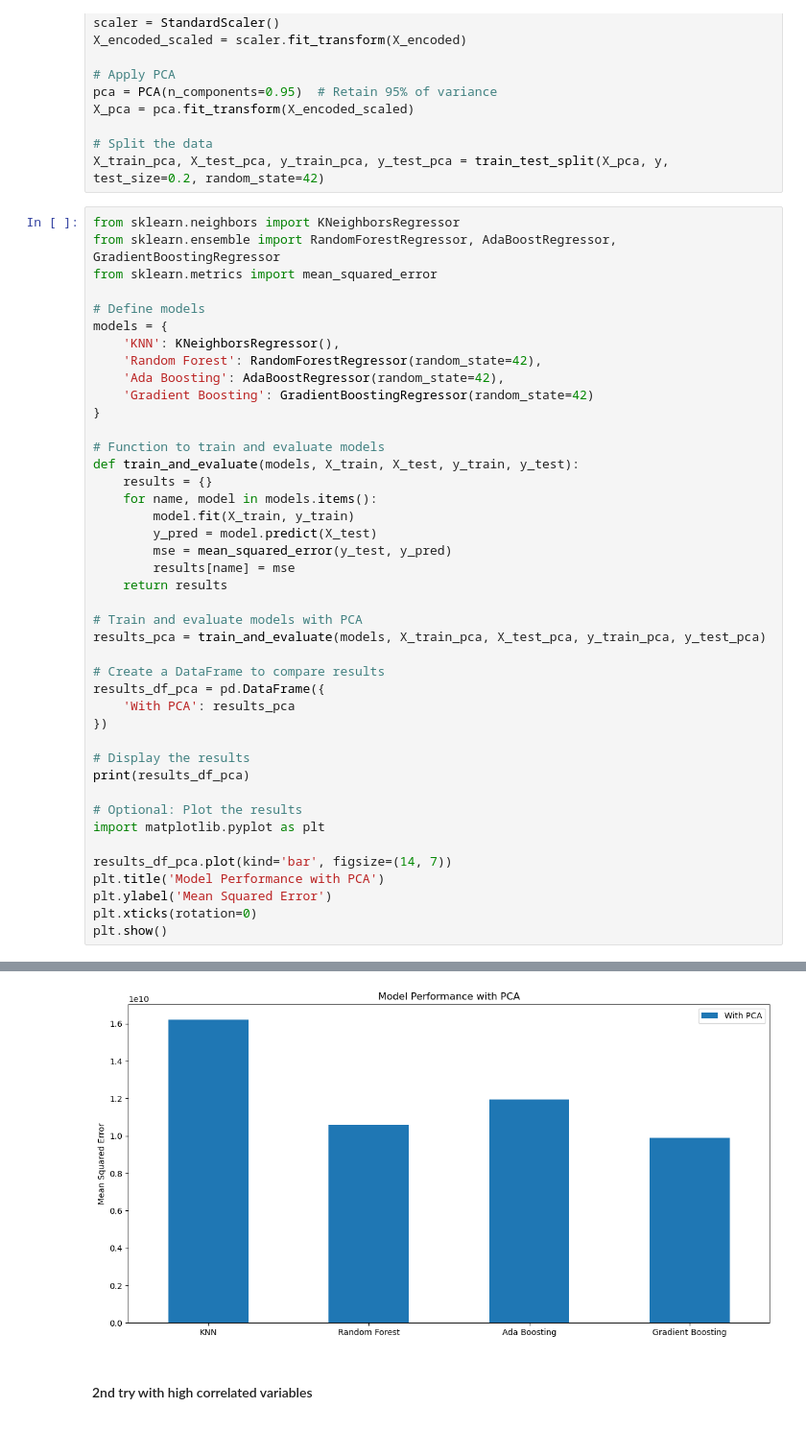
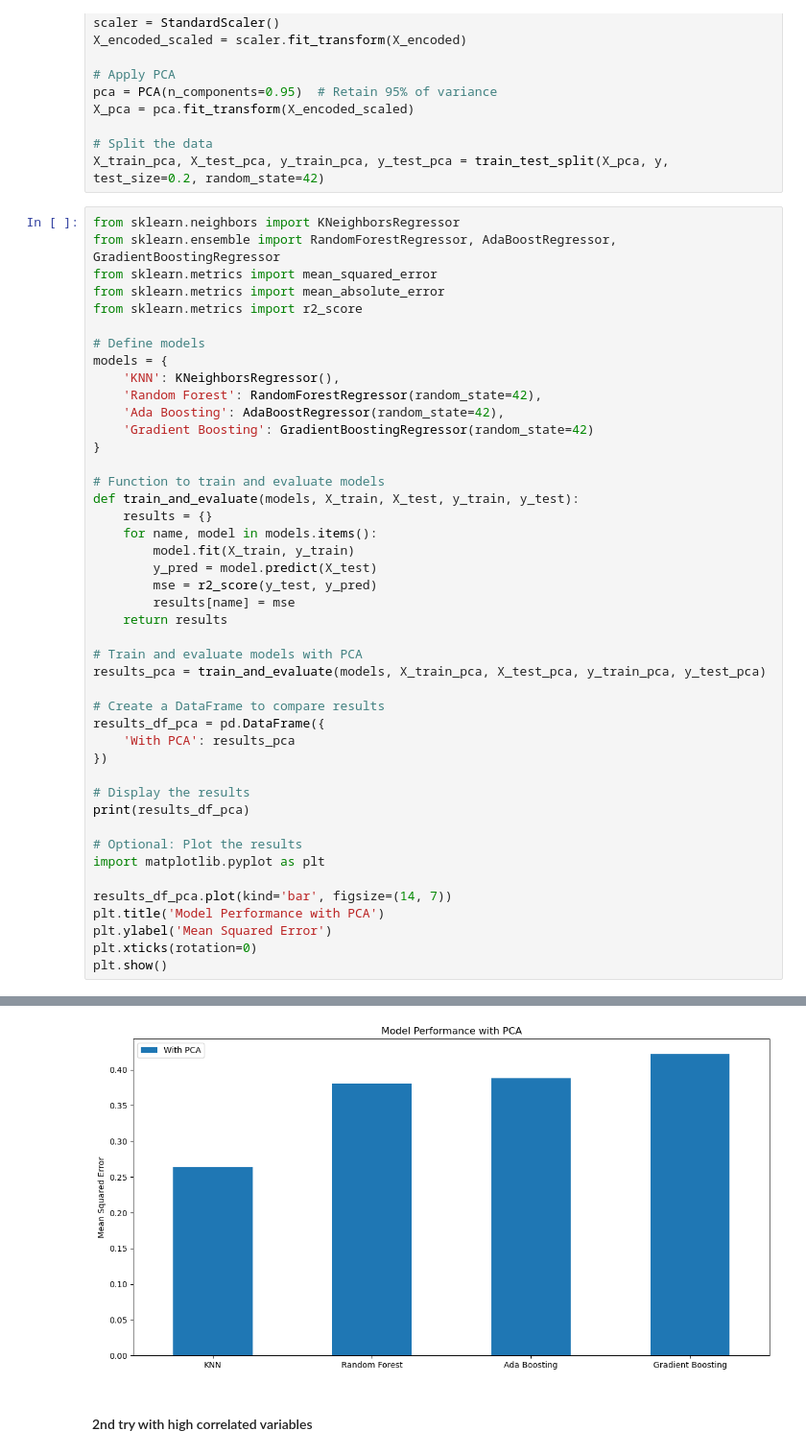
Before and after one commit to RosaEvasari/Machine_Learning_Project, a Jupyter notebook: categorical+numerical/main2nd.ipynb, the cells around one changed output, grey strips where cells are left out. Shown at 96% size. Drawn from its saved outputs; the diff is of its cells as text.

```diff
--- a/categorical+numerical/main2nd.ipynb
+++ b/categorical+numerical/main2nd.ipynb
@@ -80,6 +80,8 @@ X_train_pca, X_test_pca, y_train_pca, y_test_pca = train_test_split(X_pca, y, te
 from sklearn.neighbors import KNeighborsRegressor
 from sklearn.ensemble import RandomForestRegressor, AdaBoostRegressor, GradientBoostingRegressor
 from sklearn.metrics import mean_squared_error
+from sklearn.metrics import mean_absolute_error
+from sklearn.metrics import r2_score
 
 # Define models
 models = {
@@ -95,7 +97,7 @@ def train_and_evaluate(models, X_train, X_test, y_train, y_test):
     for name, model in models.items():
         model.fit(X_train, y_train)
         y_pred = model.predict(X_test)
-        mse = mean_squared_error(y_test, y_pred)
+        mse = r2_score(y_test, y_pred)
         results[name] = mse
     return results
 
@@ -127,4 +129,4 @@ Gradient Boosting  9.884573e+09
-[figure, old version]
+[figure, new version]
 # %% [markdown]
 #### 2nd try with high correlated variables
 # %%
```
Also changed, not shown: parts of 2 cells of this notebook, 5 other files.
